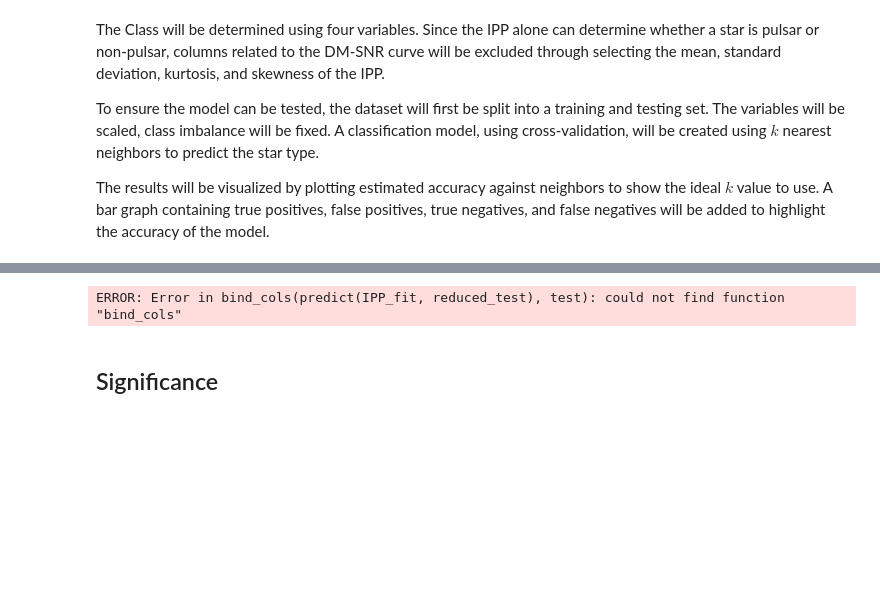
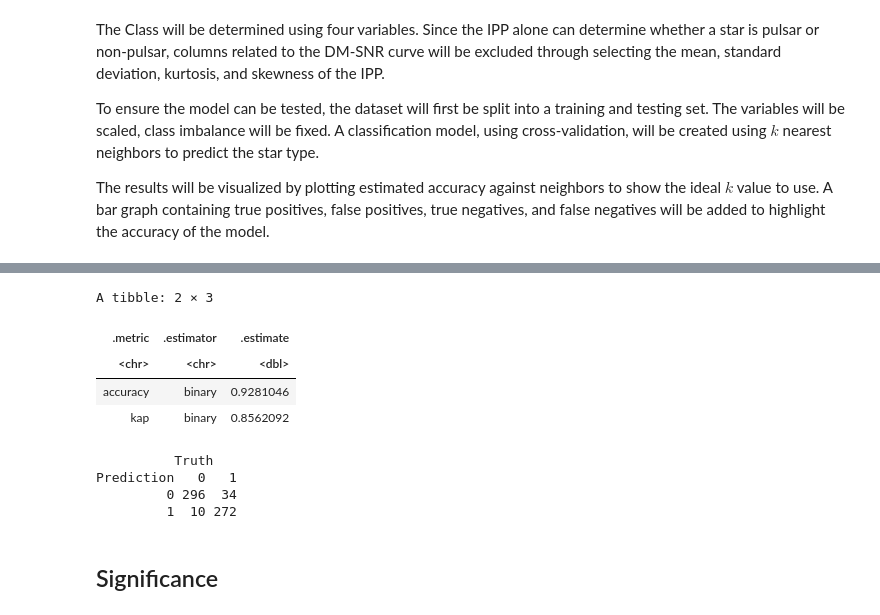
Before and after one commit to madisongill/dsci-100-2023s-group-39-section-002, a Jupyter notebook: project_proposal-Copy1.ipynb, the cells around one changed output, grey strips where cells are left out. Drawn from its saved outputs; the diff is of its cells as text; code cells hidden in the pictures; blank space fills up the shorter version.

```diff
--- a/project_proposal-Copy1.ipynb
+++ b/project_proposal-Copy1.ipynb
@@ -285,6 +285,6 @@ IPP_spec <- nearest_neighbor(weight_func = "rectangular", neighbors = 3) |>
 IPP_fit <- workflow() |>
              add_recipe(IPP_recipe) |>
              add_model(IPP_spec) |>
-            fit(data = reduced_train)
+            fit(data = pulsar_train)
 IPP_fit
 # %% [output]
@@ -292,14 +307,22 @@ ERROR: Error in set_mode(set_engine(nearest_neighbor(weight_func = "rectangular"
 # %%
-IPP_predictions <- predict(IPP_fit, reduced_test) |>
-                        bind_cols(test)
+IPP_predictions <- predict(IPP_fit, pulsar_test) |>
+                        bind_cols(pulsar_test)
 
 IPP_metrics <- IPP_predictions |> metrics(truth = class, estimate = .pred_class)
 IPP_conf_mat <- IPP_predictions |>
                         conf_mat(truth = class, estimate = .pred_class)
 IPP_metrics
 IPP_conf_mat
 # %% [output]
-ERROR: Error in bind_cols(predict(IPP_fit, reduced_test), test): could not find function "bind_cols"
+A tibble: 2 × 3
+| .metric | .estimator | .estimate |
+| <chr> | <chr> | <dbl> |
+| accuracy | binary | 0.9281046 |
+| kap | binary | 0.8562092 |
+          Truth
+Prediction   0   1
+         0 296  34
+         1  10 272
 # %% [markdown]
 ## Significance
 # %% [markdown]
```
Also changed, not shown: parts of 3 cells of this notebook.
